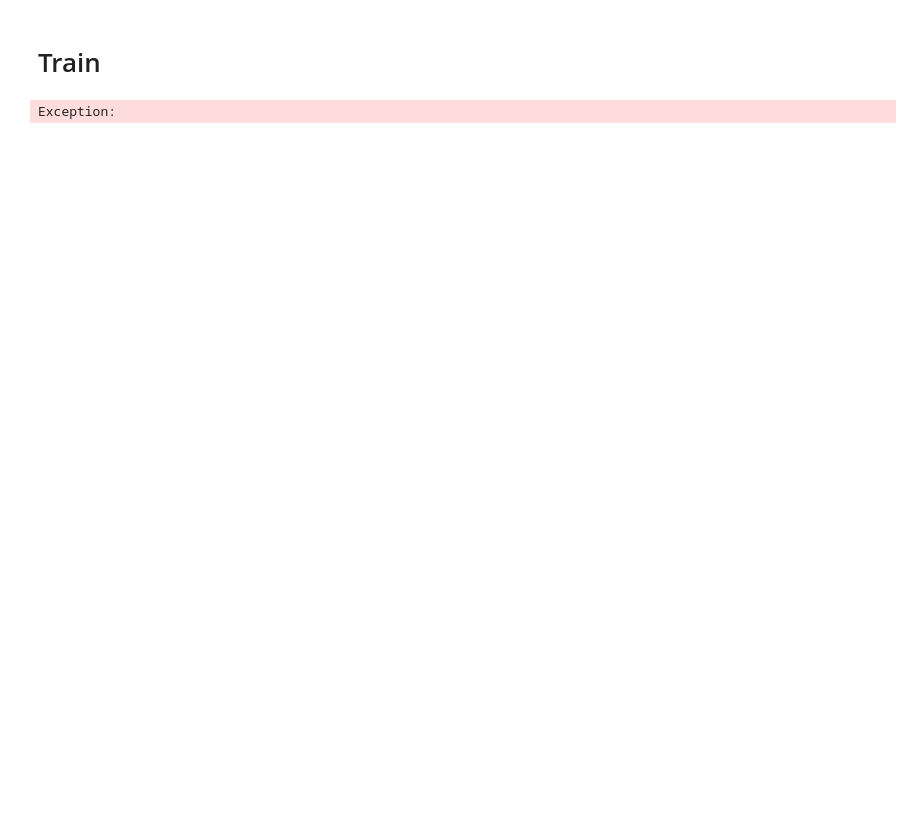
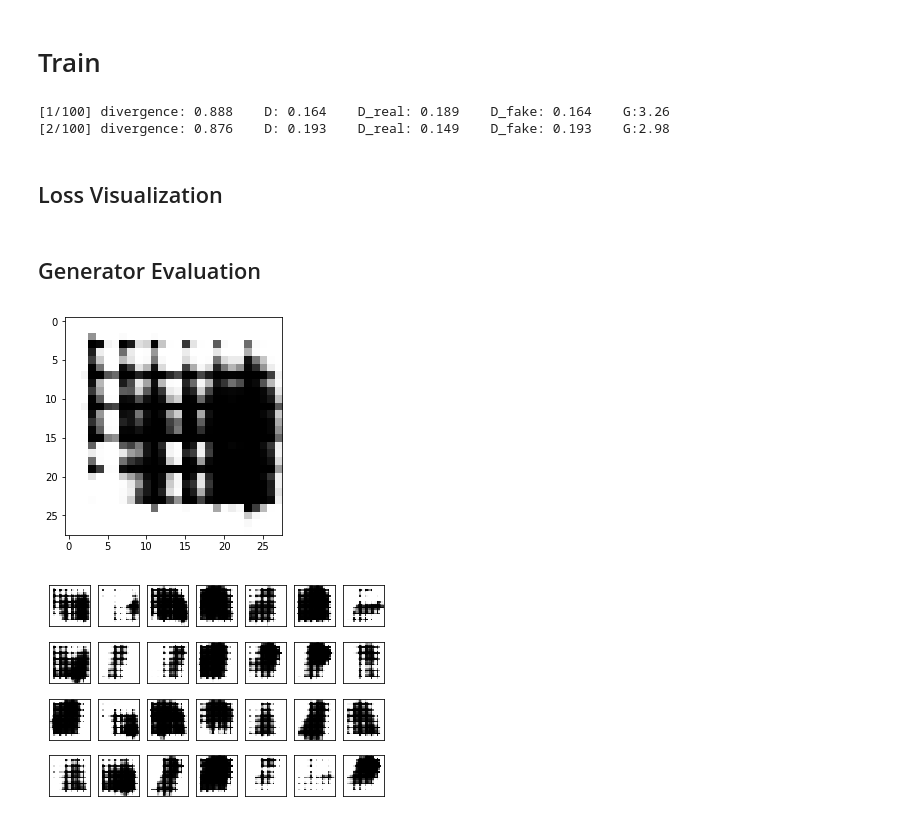
Before and after one commit to AndersonJo/gan-yhat, a Jupyter notebook: 05 improved gan/feature-matching.ipynb, the cells around one changed output. Saved outputs shown, nothing was run; the diff lists cells and outputs as text; code cells hidden in the pictures; blank space fills up the shorter version.

```diff
--- a/05 improved gan/feature-matching.ipynb
+++ b/05 improved gan/feature-matching.ipynb
@@ -152,11 +190,11 @@ real_y = Variable(torch.ones((BATCH_SIZE, 1)).cuda())
 fake_y = Variable(torch.zeros((BATCH_SIZE, 1)).cuda())
 loss_f = nn.BCELoss()
 
-d_real_losses = list()
-d_fake_losses = list()
-d_losses = list()
-g_losses = list()
-divergences = list()
+d_real_losses = deque(maxlen=100)
+d_fake_losses = deque(maxlen=100)
+d_losses = deque(maxlen=100)
+g_losses = deque(maxlen=100)
+divergences = deque(maxlen=100)
 # %%
 # Train Discriminator with Generator not being trained
 # 먼저 Discriminator를 학습시킵니다.
@@ -165,8 +203,9 @@ divergences = list()
 for epoch in range(N_EPOCH):
     for step, (real_images, _) in enumerate(train_loader):
         # Samples
+        _batch_size = real_images.size(0)
         real_images = Variable(real_images.cuda())
-        z = Variable(torch.randn((BATCH_SIZE, 100)).cuda())
+        z = Variable(torch.randn((_batch_size, 100)).cuda())
 
         ###############################################
         # Train D (But do not train G)
@@ -176,21 +215,12 @@ for epoch in range(N_EPOCH):
 
         # Calculate the loss with real images
         y_real_pred = D(real_images)
-        d_real_loss = loss_f(y_real_pred, real_y)
-
-        raise Exception
-
-
-#         d_real_loss.backward()
-#         d_optimizer.step()
+        d_real_loss = loss_f(y_real_pred, real_y[:_batch_size])
 
         # Calculate the loss with fake images
-        fake_distributions = Variable(torch.randn((BATCH_SIZE, 100)).cuda())
-        fake_images = G(fake_distributions).detach()
-        y_fake_pred = D(fake_images)
-        d_fake_loss = loss_f(y_fake_pred, fake_y)
-#         d_fake_loss.backward()
-#         d_optimizer.step()
+        noise = Variable(torch.randn((_batch_size, 100, 1, 1)).cuda())
+        y_fake_pred = D(G(noise).detach())
+        d_fake_loss = loss_f(y_fake_pred, fake_y[:_batch_size])
 
         # Update D with G not being updated
         d_loss = d_real_loss + d_fake_loss
@@ -202,10 +232,9 @@ for epoch in range(N_EPOCH):
         ###############################################
         g_optimizer.zero_grad()
 
-        fake_distributions = Variable(torch.randn((BATCH_SIZE, 100)).cuda())
-        fake_images = G(fake_distributions)
-        y_pred = D(fake_images)
-        g_loss = loss_f(y_pred, real_y)
+        noise = Variable(torch.randn((_batch_size, 100, 1, 1)).cuda())
+        y_pred = D(G(noise))
+        g_loss = loss_f(y_pred, real_y[:_batch_size])
         g_loss.backward()
         g_optimizer.step()
 
@@ -223,11 +252,14 @@ for epoch in range(N_EPOCH):
         if step % 50 == 0:
             print(f'\r[{epoch+1}/{N_EPOCH}]',
                   # '{:.3}'.format(torch.mean(params[0]).data[0]),
-                  'divergence: {:<8.3}'.format(np.mean(divergences[-100:])),
-                  'D: {:<8.3}'.format(np.mean(d_fake_losses[-100:])),
-                  'D_real: {:<8.3}'.format(np.mean(d_real_losses[-100:])),
-                  'D_fake: {:<8.3}'.format(np.mean(d_fake_losses[-100:])),
-                  'G:{:<8.3}'.format(np.mean(g_losses[-100:])), end='')
+                  'divergence: {:<8.3}'.format(np.mean(divergences)),
+                  'D: {:<8.3}'.format(np.mean(d_fake_losses)),
+                  'D_real: {:<8.3}'.format(np.mean(d_real_losses)),
+                  'D_fake: {:<8.3}'.format(np.mean(d_fake_losses)),
+                  'G:{:<8.3}'.format(np.mean(g_losses)), end='')
     print()
 # %% [output]
-Exception:
+[1/100] divergence: 0.888    D: 0.164    D_real: 0.189    D_fake: 0.164    G:3.26
+[2/100] divergence: 0.876    D: 0.193    D_real: 0.149    D_fake: 0.193    G:2.98
+# %% [markdown]
+## Loss Visualization
@@ -233,0 +300,21 @@ Exception:
+# %% [markdown]
+## Generator Evaluation
+# %%
+noise = Variable(torch.randn((_batch_size, 100, 1, 1)).cuda())
+images = G(noise).view((-1, 28, 28)).data.cpu().numpy()
+
+imshow(images[0], cmap=cm.gray_r)
+
+fig, subplots = pylab.subplots(4, 7) # subplots(y축, x축 갯수)
+
+idx = 0
+for _subs in subplots:
+    for subplot in _subs:
+        d = images[idx]
+        subplot.get_xaxis().set_visible(False)
+        subplot.get_yaxis().set_visible(False)
+        subplot.imshow(d, cmap=cm.gray_r)
+        idx += 1
+# %% [output]
+[figure, added]
+[figure, added]
```
Also changed, not shown: parts of 7 cells of this notebook.
